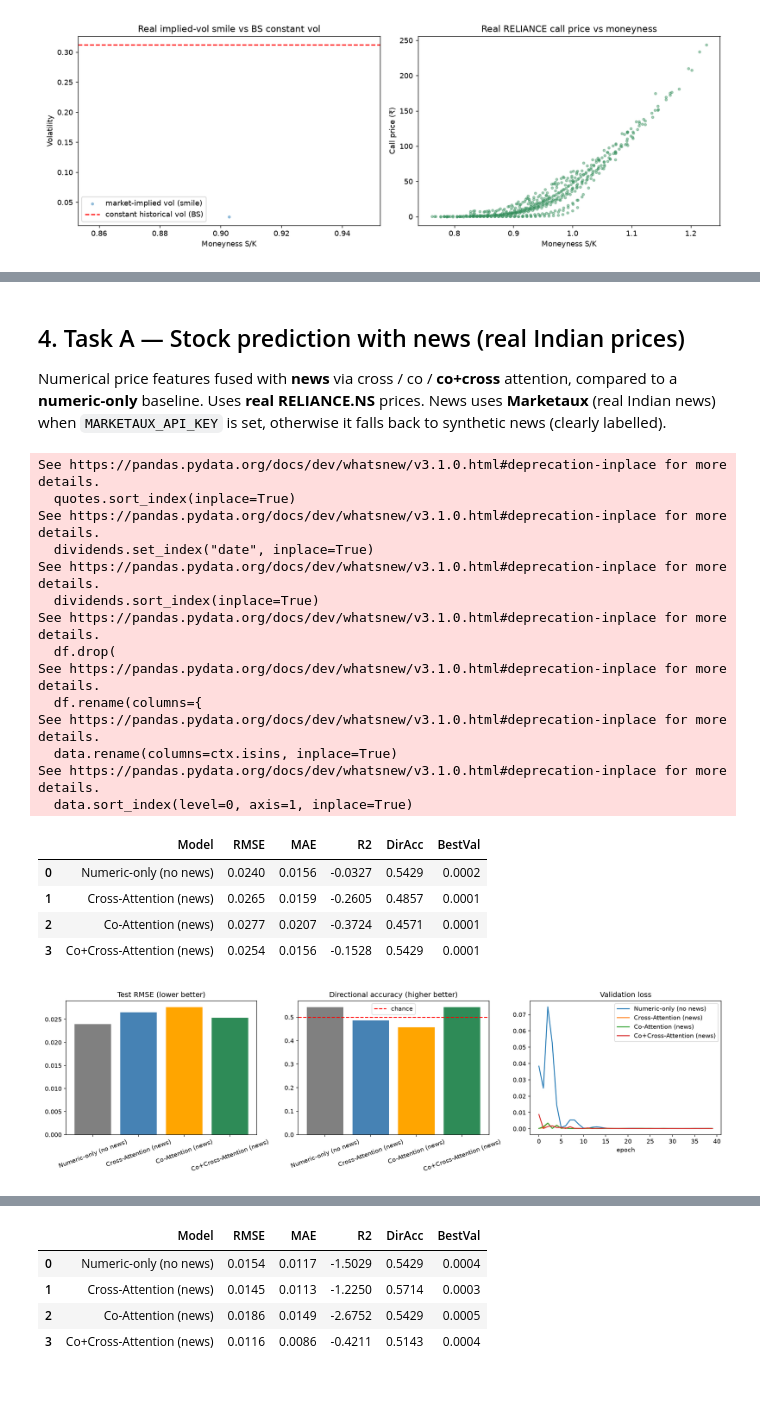
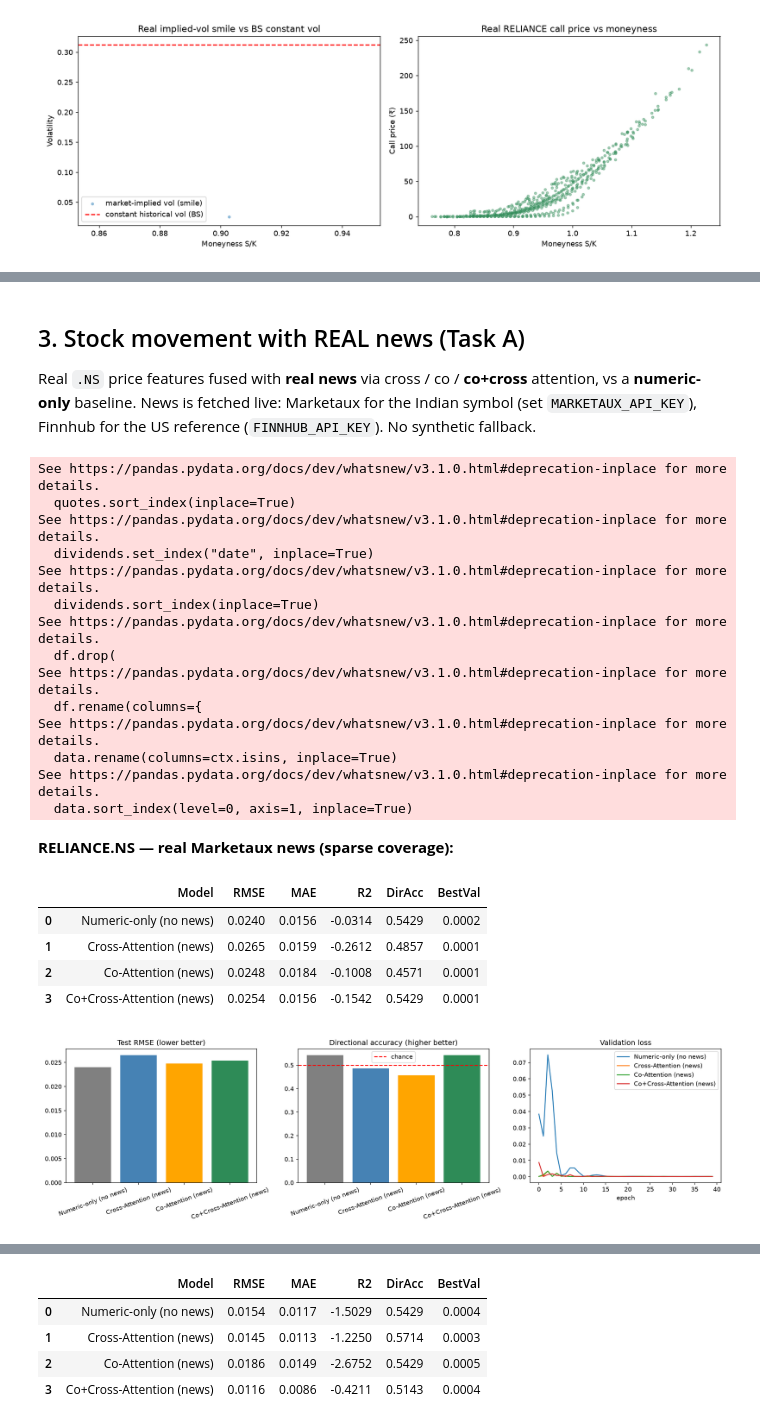
Before and after one commit to Kartikxm07/MINI-project, a Jupyter notebook: results.ipynb, the cells around one changed output, grey strips where cells are left out. Cells and saved outputs as stored; diff of their text form; code cells hidden in the pictures; blank space fills up the shorter version.

```diff
--- a/results.ipynb
+++ b/results.ipynb
@@ -208,38 +178,40 @@ display(Image("outputs/results_option_syn/overall_comparison.png"))
 # %% [markdown]
-## 4. Task A — Stock prediction with news (real Indian prices)
+## 3. Stock movement with REAL news (Task A)
 
-Numerical price features fused with **news** via cross / co / **co+cross** attention, compared to a
-**numeric-only** baseline. Uses **real RELIANCE.NS** prices. News uses **Marketaux** (real Indian
-news) when `MARKETAUX_API_KEY` is set, otherwise it falls back to synthetic news (clearly labelled).
+Real `.NS` price features fused with **real news** via cross / co / **co+cross** attention, vs a
+**numeric-only** baseline. News is fetched live: Marketaux for the Indian symbol (set
+`MARKETAUX_API_KEY`), Finnhub for the US reference (`FINNHUB_API_KEY`). No synthetic fallback.
 # %%
 import train_stock_news as A
 a = A.build_arg_parser().parse_args([])
 a.symbol="RELIANCE.NS"; a.period="1y"; a.synthetic_prices=False
-a.news_mode="auto"; a.provider="marketaux"; a.embedder="finbert"; a.lookback_days=7
+a.news_mode="real"; a.provider="marketaux"; a.embedder="finbert"; a.lookback_days=10
 a.epochs=40; a.output_dir="outputs/results_stock_india"
 with quiet():
     res_in = A.run(a)
+display(Markdown("**RELIANCE.NS — real Marketaux news (sparse coverage):**"))
 display(res_in.round(4))
 display(Image("outputs/results_stock_india/stock_news_comparison.png"))
 # %% [output]
 See https://pandas.pydata.org/docs/dev/whatsnew/v3.1.0.html#deprecation-inplace for more details.
   quotes.sort_index(inplace=True)
 See https://pandas.pydata.org/docs/dev/whatsnew/v3.1.0.html#deprecation-inplace for more details.
   dividends.set_index("date", inplace=True)
 See https://pandas.pydata.org/docs/dev/whatsnew/v3.1.0.html#deprecation-inplace for more details.
   dividends.sort_index(inplace=True)
 See https://pandas.pydata.org/docs/dev/whatsnew/v3.1.0.html#deprecation-inplace for more details.
   df.drop(
 See https://pandas.pydata.org/docs/dev/whatsnew/v3.1.0.html#deprecation-inplace for more details.
   df.rename(columns={
 See https://pandas.pydata.org/docs/dev/whatsnew/v3.1.0.html#deprecation-inplace for more details.
   data.rename(columns=ctx.isins, inplace=True)
 See https://pandas.pydata.org/docs/dev/whatsnew/v3.1.0.html#deprecation-inplace for more details.
   data.sort_index(level=0, axis=1, inplace=True)
+**RELIANCE.NS — real Marketaux news (sparse coverage):**
 |  | Model | RMSE | MAE | R2 | DirAcc | BestVal |
-| 0 | Numeric-only (no news) | 0.0240 | 0.0156 | -0.0327 | 0.5429 | 0.0002 |
-| 1 | Cross-Attention (news) | 0.0265 | 0.0159 | -0.2605 | 0.4857 | 0.0001 |
-| 2 | Co-Attention (news) | 0.0277 | 0.0207 | -0.3724 | 0.4571 | 0.0001 |
-| 3 | Co+Cross-Attention (news) | 0.0254 | 0.0156 | -0.1528 | 0.5429 | 0.0001 |
+| 0 | Numeric-only (no news) | 0.0240 | 0.0156 | -0.0314 | 0.5429 | 0.0002 |
+| 1 | Cross-Attention (news) | 0.0265 | 0.0159 | -0.2612 | 0.4857 | 0.0001 |
+| 2 | Co-Attention (news) | 0.0248 | 0.0184 | -0.1008 | 0.4571 | 0.0001 |
+| 3 | Co+Cross-Attention (news) | 0.0254 | 0.0156 | -0.1542 | 0.5429 | 0.0001 |
-[figure, old version]
+[figure, new version]
 # %% [markdown]
```
Also changed, not shown: parts of 22 cells of this notebook.
